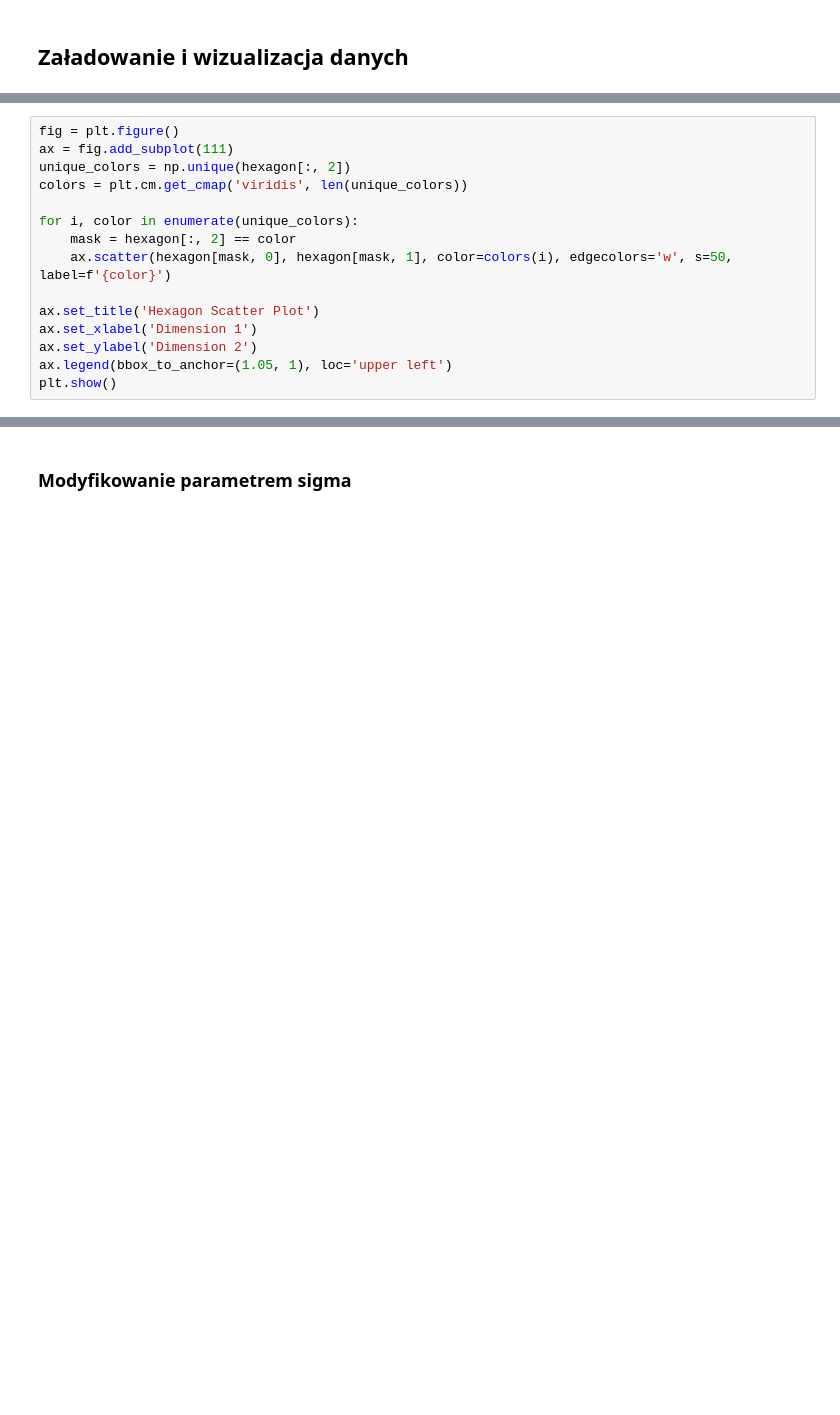
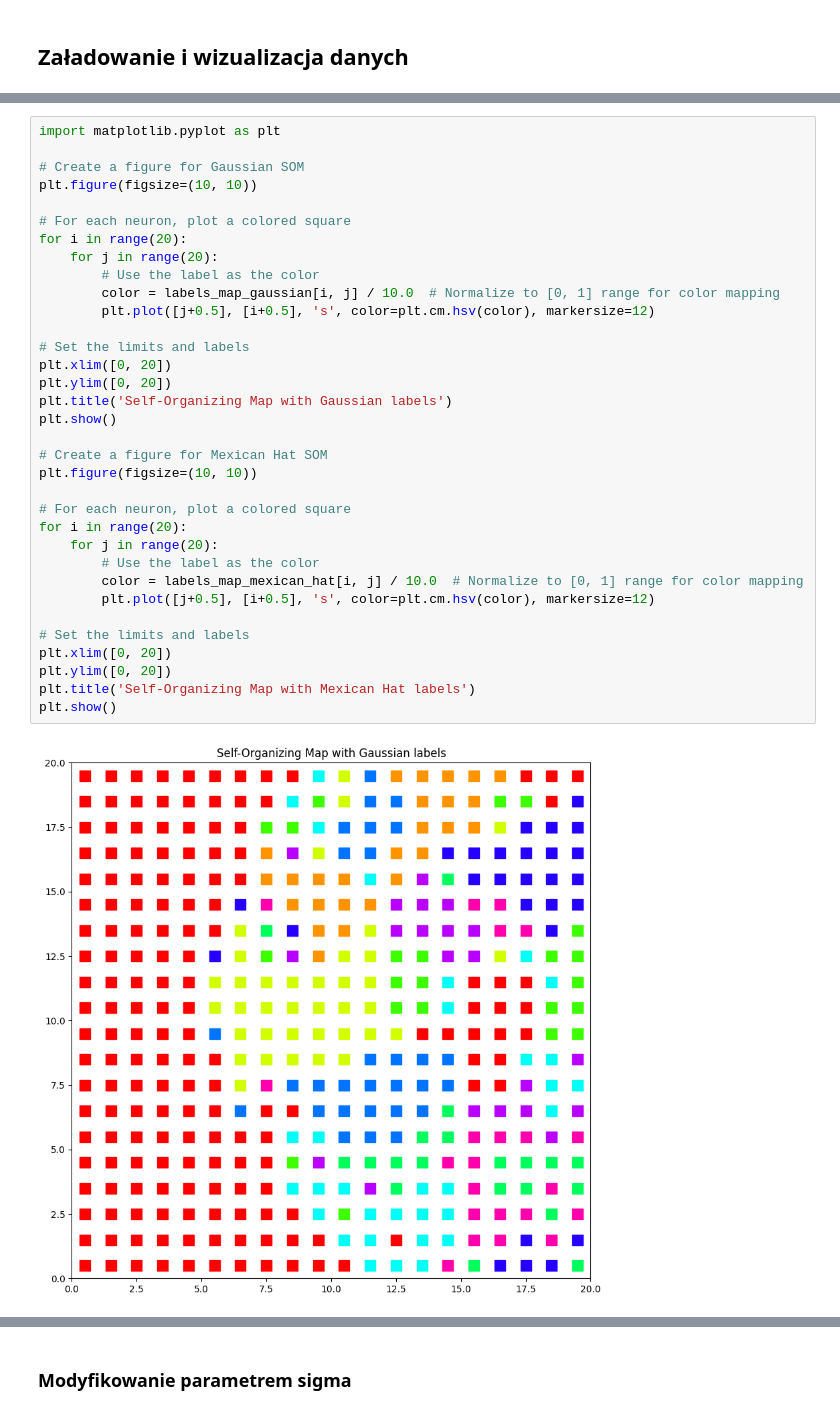
Before and after one commit to mikolaj2268/Computational_Intelligence_Methods, a Jupyter notebook: Kohonen network/2/koh1_hex copy.ipynb, the cells around one changed output, grey strips where cells are left out. Cells and saved outputs as stored; diff of their text form; blank space fills up the shorter version.

```diff
--- a/Kohonen network/2/koh1_hex copy.ipynb
+++ b/Kohonen network/2/koh1_hex copy.ipynb
@@ -241,15 +233,0 @@ cube = pd.read_csv('../data/cube.csv').values
-# %%
-fig = plt.figure()
-ax = fig.add_subplot(111)
-unique_colors = np.unique(hexagon[:, 2])
-colors = plt.cm.get_cmap('viridis', len(unique_colors))
-
-for i, color in enumerate(unique_colors):
-    mask = hexagon[:, 2] == color
-    ax.scatter(hexagon[mask, 0], hexagon[mask, 1], color=colors(i), edgecolors='w', s=50, label=f'{color}')
-
-ax.set_title('Hexagon Scatter Plot')
-ax.set_xlabel('Dimension 1')
-ax.set_ylabel('Dimension 2')
-ax.legend(bbox_to_anchor=(1.05, 1), loc='upper left')
-plt.show()
@@ -272,0 +348,36 @@ print(unique_labels)
+# %%
+import matplotlib.pyplot as plt
+
+# Create a figure for Gaussian SOM
+plt.figure(figsize=(10, 10))
+
+# For each neuron, plot a colored square
+for i in range(20):
+    for j in range(20):
+        # Use the label as the color
+        color = labels_map_gaussian[i, j] / 10.0  # Normalize to [0, 1] range for color mapping
+        plt.plot([j+0.5], [i+0.5], 's', color=plt.cm.hsv(color), markersize=12)
+
+# Set the limits and labels
+plt.xlim([0, 20])
+plt.ylim([0, 20])
+plt.title('Self-Organizing Map with Gaussian labels')
+plt.show()
+
+# Create a figure for Mexican Hat SOM
+plt.figure(figsize=(10, 10))
+
+# For each neuron, plot a colored square
+for i in range(20):
+    for j in range(20):
+        # Use the label as the color
+        color = labels_map_mexican_hat[i, j] / 10.0  # Normalize to [0, 1] range for color mapping
+        plt.plot([j+0.5], [i+0.5], 's', color=plt.cm.hsv(color), markersize=12)
+
+# Set the limits and labels
+plt.xlim([0, 20])
+plt.ylim([0, 20])
+plt.title('Self-Organizing Map with Mexican Hat labels')
+plt.show()
+# %% [output]
+[figure, added]
```
Also changed, not shown: parts of 16 cells of this notebook, 49 other files.
